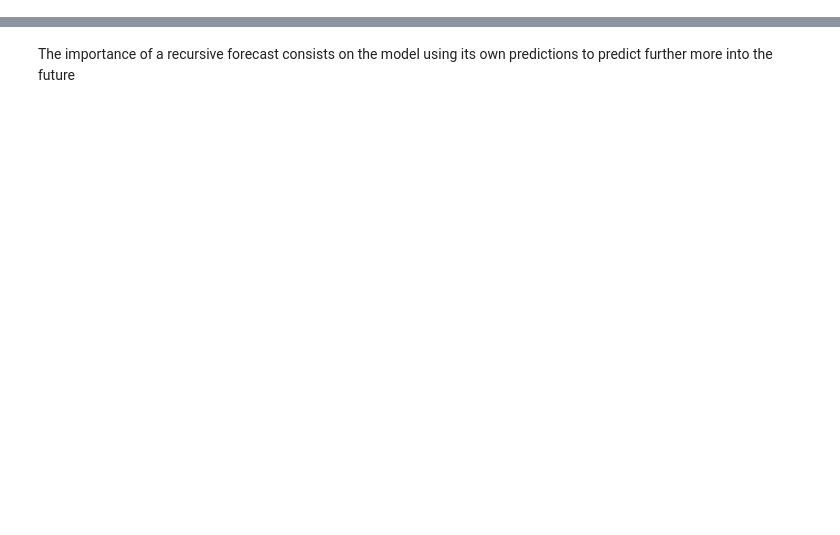
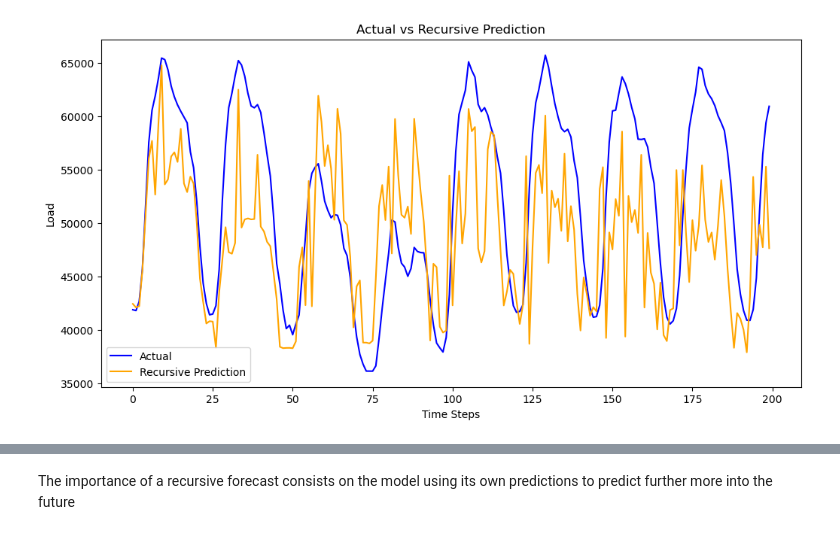
Before and after one commit to sabinagio-teaching/Final.project, a Jupyter notebook: models/5recursive_forecasting.ipynb, the cells around one changed output, grey strips where cells are left out. Drawn from its saved outputs; the diff is of its cells as text; code cells hidden in the pictures; blank space fills up the shorter version.

```diff
--- a/models/5recursive_forecasting.ipynb
+++ b/models/5recursive_forecasting.ipynb
@@ -0,0 +1,87 @@
+# %%
+import matplotlib.pyplot as plt
+from sklearn.ensemble import RandomForestRegressor
+from sklearn.metrics import mean_absolute_error, mean_squared_error
+
+df = pd.read_csv('/Users/jussaragaspar/Downloads/Final project/time_series_60min_singleindex_filtered.csv')
+
+# =========================================================
+# 1. PREPARE DATA
+# =========================================================
+df.index = pd.to_datetime(df.index)
+target_col = "DE_load_actual_entsoe_transparency"
+series = df[target_col].dropna().copy()
+
+# =========================================================
+# 2. TRAIN / TEST SPLIT
+# =========================================================
+split_idx = int(len(series) * 0.8)
+train_series = series.iloc[:split_idx].copy()
+test_series  = series.iloc[split_idx:].copy()
+
+# =========================================================
+# 3. CREATE LAG FEATURES FOR TRAINING
+# =========================================================
+def create_lag_features(series, lags):
+    X = []
+    y = []
+    values = series.values
+    max_lag = max(lags)
+    for i in range(max_lag, len(values)):
+        row = [values[i - lag] for lag in lags]
+        X.append(row)
+        y.append(values[i])
+    return np.array(X), np.array(y)
+
+lags = [6, 24, 48, 72]
+X_train, y_train = create_lag_features(train_series, lags)
+
+# =========================================================
+# 4. TRAIN MODEL
+# =========================================================
+model = RandomForestRegressor(
+    n_estimators=200,
+    max_depth=12,
+    random_state=42,
+    n_jobs=-1
+)
+model.fit(X_train, y_train)
+
+# =========================================================
+# 5. RECURSIVE FORECAST
+# =========================================================
+history = list(train_series.values)
+recursive_preds = []
+
+for _ in range(len(test_series)):
+    x_input = np.array([[history[-lag] for lag in lags]])
+    pred = model.predict(x_input)[0]
+    recursive_preds.append(pred)
+    history.append(pred)
+
+recursive_preds = np.array(recursive_preds)
+
+# =========================================================
+# 6. EVALUATE
+# =========================================================
+y_true = test_series.values
+mae  = mean_absolute_error(y_true, recursive_preds)
+rmse = np.sqrt(mean_squared_error(y_true, recursive_preds))
+
+print("Recursive Forecast Results")
+print(f"MAE:  {mae:.2f}")
+print(f"RMSE: {rmse:.2f}")
+
+# =========================================================
+# 7. PLOT: ACTUAL VS RECURSIVE PREDICTION
+# =========================================================
+n = 200
+plt.figure(figsize=(12, 6))
+plt.plot(np.arange(n), y_true[:n], label="Actual", color="blue")
+plt.plot(np.arange(n), recursive_preds[:n], label="Recursive Prediction", color="orange")
+plt.title("Actual vs Recursive Prediction")
+plt.xlabel("Time Steps")
+plt.ylabel("Load")
+plt.legend()
+plt.show()
+# %% [output]
@@ -0,0 +91 @@
+[figure, added]
```
Also changed, not shown: parts of 5 cells of this notebook.
